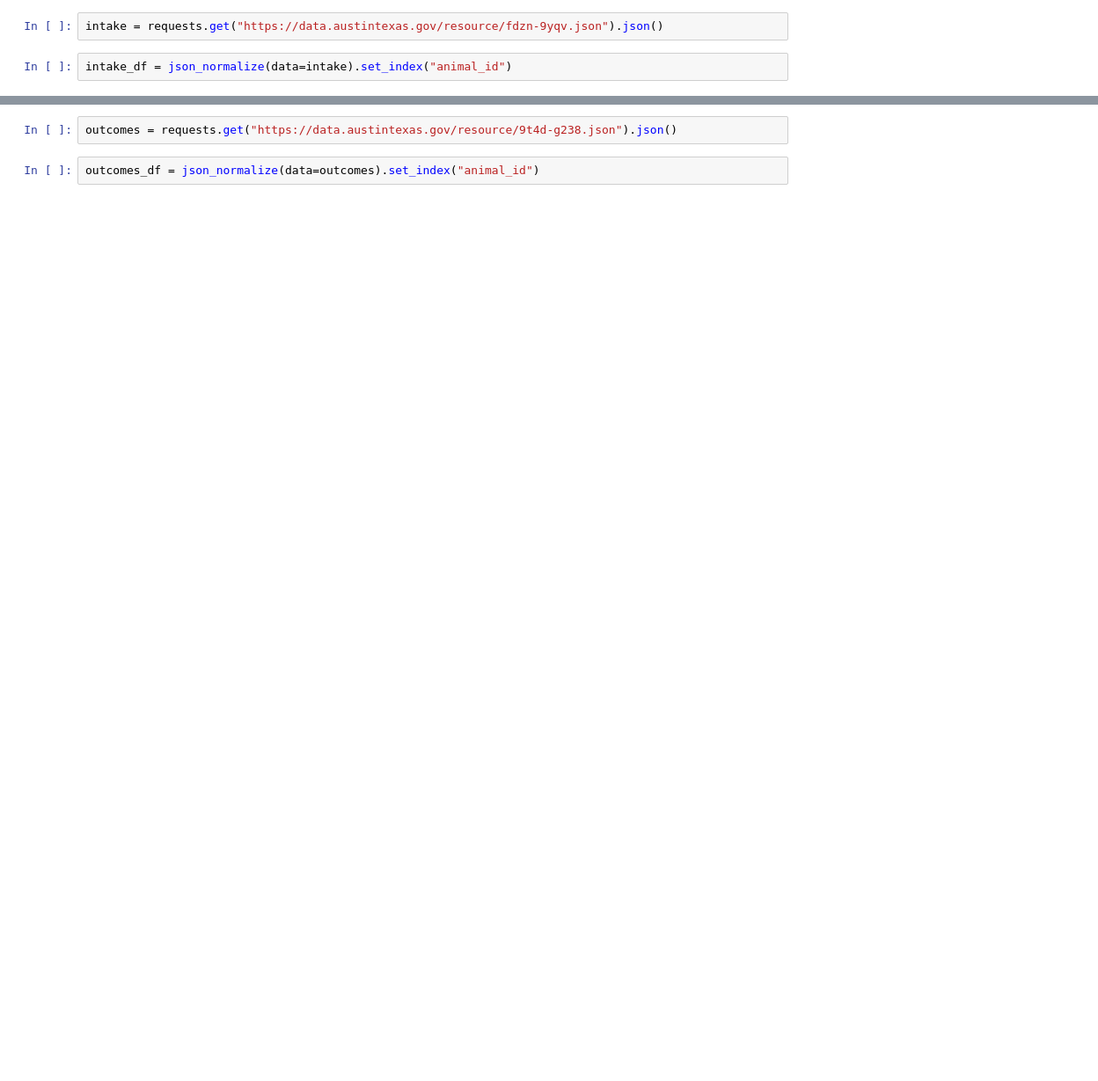
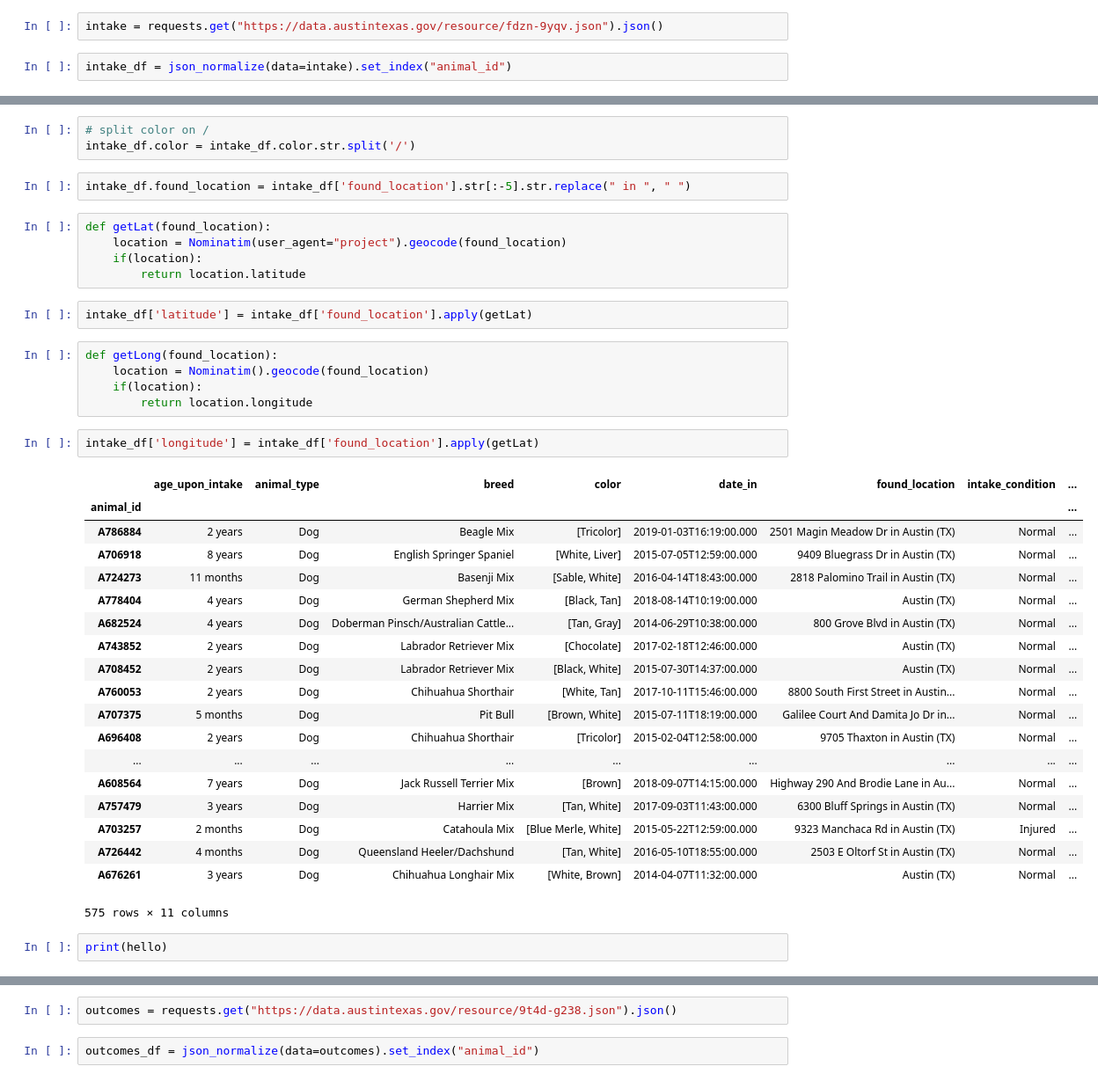
Before and after one commit to rohanvembar/data-science-project, a Jupyter notebook: notebooks/Data Collection and Cleaning.ipynb, the cells around one changed output, grey strips where cells are left out. Shown: that part at 88% size. Saved outputs shown, nothing was run; the diff lists cells and outputs as text; blank space fills up the shorter version.

```diff
--- a/notebooks/Data Collection and Cleaning.ipynb
+++ b/notebooks/Data Collection and Cleaning.ipynb
@@ -11,0 +20,41 @@ intake_df = json_normalize(data=intake).set_index("animal_id")
+# %%
+# split color on /
+intake_df.color = intake_df.color.str.split('/')
+# %%
+intake_df.found_location = intake_df['found_location'].str[:-5].str.replace(" in ", " ")
+# %%
+def getLat(found_location):
+    location = Nominatim(user_agent="project").geocode(found_location)
+    if(location):
+        return location.latitude
+# %%
+intake_df['latitude'] = intake_df['found_location'].apply(getLat)
+# %%
+def getLong(found_location):
+    location = Nominatim().geocode(found_location)
+    if(location):
+        return location.longitude
+# %%
+intake_df['longitude'] = intake_df['found_location'].apply(getLat)
+# %% [output]
+|  | age_upon_intake | animal_type | breed | color | date_in | found_location | intake_condition | ... |
+| animal_id |  |  |  |  |  |  |  | ... |
+| A786884 | 2 years | Dog | Beagle Mix | [Tricolor] | 2019-01-03T16:19:00.000 | 2501 Magin Meadow Dr in Austin (TX) | Normal | ... |
+| A706918 | 8 years | Dog | English Springer Spaniel | [White, Liver] | 2015-07-05T12:59:00.000 | 9409 Bluegrass Dr in Austin (TX) | Normal | ... |
+| A724273 | 11 months | Dog | Basenji Mix | [Sable, White] | 2016-04-14T18:43:00.000 | 2818 Palomino Trail in Austin (TX) | Normal | ... |
+| A778404 | 4 years | Dog | German Shepherd Mix | [Black, Tan] | 2018-08-14T10:19:00.000 | Austin (TX) | Normal | ... |
+| A682524 | 4 years | Dog | Doberman Pinsch/Australian Cattle... | [Tan, Gray] | 2014-06-29T10:38:00.000 | 800 Grove Blvd in Austin (TX) | Normal | ... |
+| A743852 | 2 years | Dog | Labrador Retriever Mix | [Chocolate] | 2017-02-18T12:46:00.000 | Austin (TX) | Normal | ... |
+| A708452 | 2 years | Dog | Labrador Retriever Mix | [Black, White] | 2015-07-30T14:37:00.000 | Austin (TX) | Normal | ... |
+| A760053 | 2 years | Dog | Chihuahua Shorthair | [White, Tan] | 2017-10-11T15:46:00.000 | 8800 South First Street in Austin... | Normal | ... |
+| A707375 | 5 months | Dog | Pit Bull | [Brown, White] | 2015-07-11T18:19:00.000 | Galilee Court And Damita Jo Dr in... | Normal | ... |
+| A696408 | 2 years | Dog | Chihuahua Shorthair | [Tricolor] | 2015-02-04T12:58:00.000 | 9705 Thaxton in Austin (TX) | Normal | ... |
+| ... | ... | ... | ... | ... | ... | ... | ... | ... |
+| A608564 | 7 years | Dog | Jack Russell Terrier Mix | [Brown] | 2018-09-07T14:15:00.000 | Highway 290 And Brodie Lane in Au... | Normal | ... |
+| A757479 | 3 years | Dog | Harrier Mix | [Tan, White] | 2017-09-03T11:43:00.000 | 6300 Bluff Springs in Austin (TX) | Normal | ... |
+| A703257 | 2 months | Dog | Catahoula Mix | [Blue Merle, White] | 2015-05-22T12:59:00.000 | 9323 Manchaca Rd in Austin (TX) | Injured | ... |
+| A726442 | 4 months | Dog | Queensland Heeler/Dachshund | [Tan, White] | 2016-05-10T18:55:00.000 | 2503 E Oltorf St in Austin (TX) | Normal | ... |
+| A676261 | 3 years | Dog | Chihuahua Longhair Mix | [White, Brown] | 2014-04-07T11:32:00.000 | Austin (TX) | Normal | ... |
+575 rows × 11 columns
+# %%
+print(hello)
```
Also changed, not shown: parts of 10 cells of this notebook.
